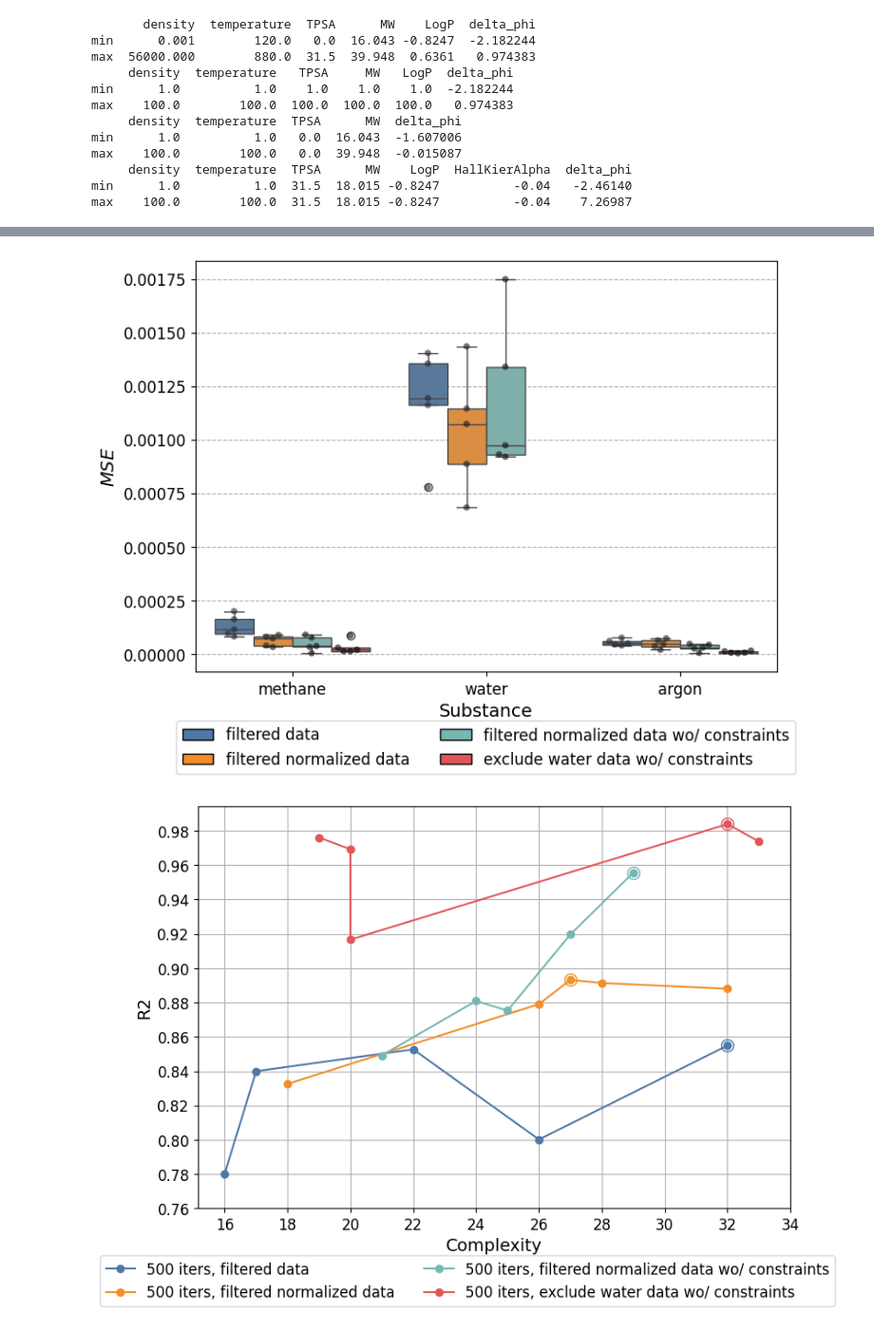
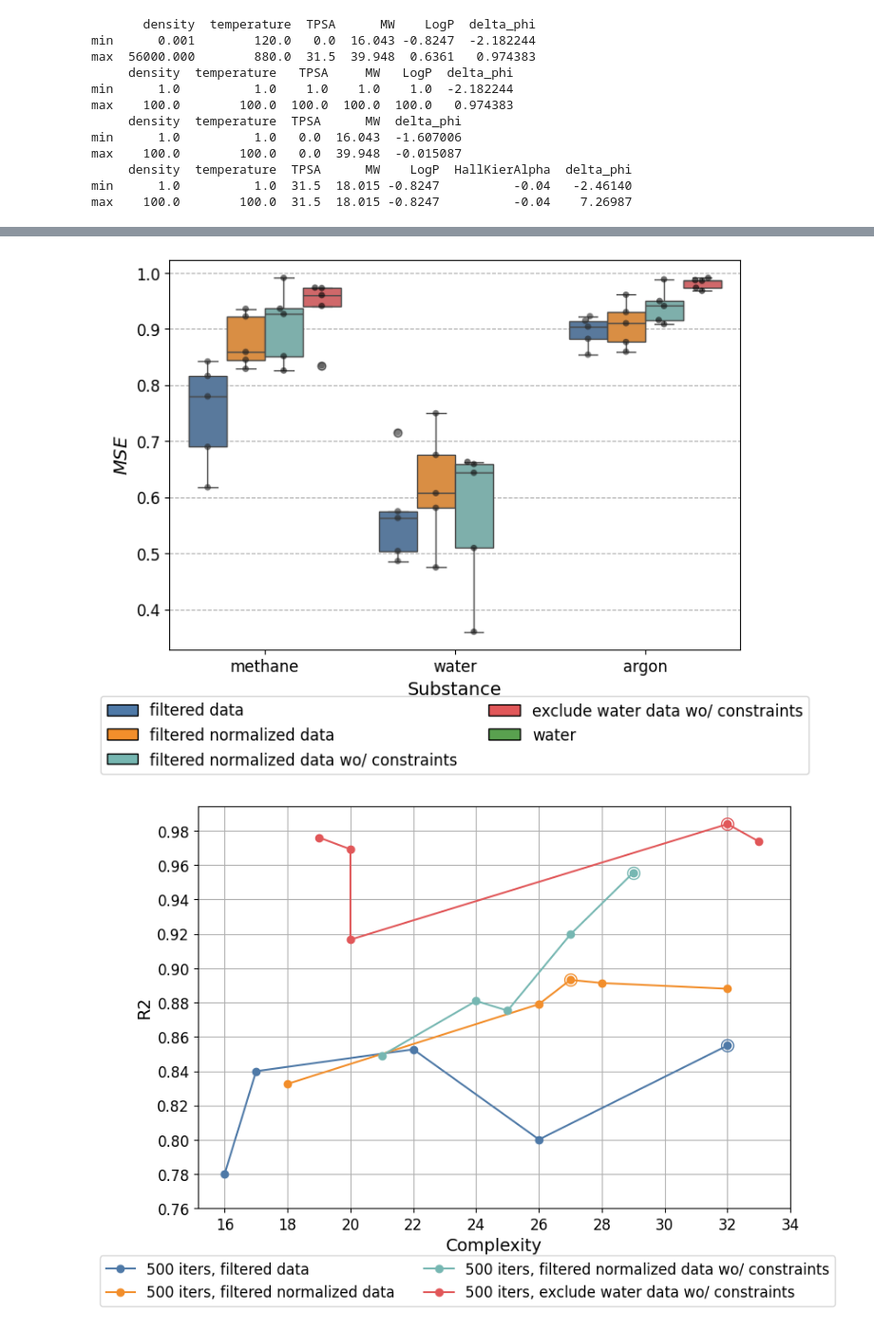
Before and after one commit to RuilongWang1215/ML-uv-theory, a Jupyter notebook: test_ml.ipynb, the cells around one changed output, grey strips where cells are left out. Shown at 95% size. Saved outputs shown, nothing was run; the diff lists cells and outputs as text; code cells hidden in the pictures.

```diff
--- a/test_ml.ipynb
+++ b/test_ml.ipynb
@@ -283,35 +319,35 @@ MAPE_s = MAPE_s.melt(id_vars='Dataset', var_name='Substance', value_name='Value'
 # %%
 dataset_colors = {
     'filtered data': '#4E79A7',
     'filtered normalized data': '#F28E2B',
     'filtered normalized data wo/ constraints': '#76B7B2',
     'exclude water data wo/ constraints': '#E15759',
     'water': '#59A14F',
 }
 
 # Define hatches for each substance
 substance_hatches = {
     'water': '/',
     'methane': '\\',
     'argon': 'x'
 }
-df = MSE_s
+df = R2_s
 # Create the boxplot with Seaborn
 plt.figure(figsize=(8, 6))
 ax = sns.boxplot(data=df, x="Substance", y="Value", hue="Dataset", palette=dataset_colors)
 ax = sns.swarmplot(data=df, x="Substance", y="Value", hue="Dataset",
                    color='black', alpha=0.6, dodge=True)
 color_legend = [Patch(facecolor=color, edgecolor='black', label=label)
                 for label, color in dataset_colors.items()]
 # put the legend outside the plot, under the x-axis
 plt.legend(handles=color_legend, loc='upper center', bbox_to_anchor=(0.5, -0.10), ncol=2)
 plt.grid(axis='y', linestyle='--')
 plt.xlabel("Substance")
 plt.ylabel("$MSE$")
 plt.tight_layout()
 plt.show()
 # %% [output]
-[figure, old version]
+[figure, new version]
 # %%
 
 R2S = [R2_f, R2_fn_wc, R2_fn, R2_ew]
```
Also changed, not shown: parts of 9 cells of this notebook, 59 other files.
